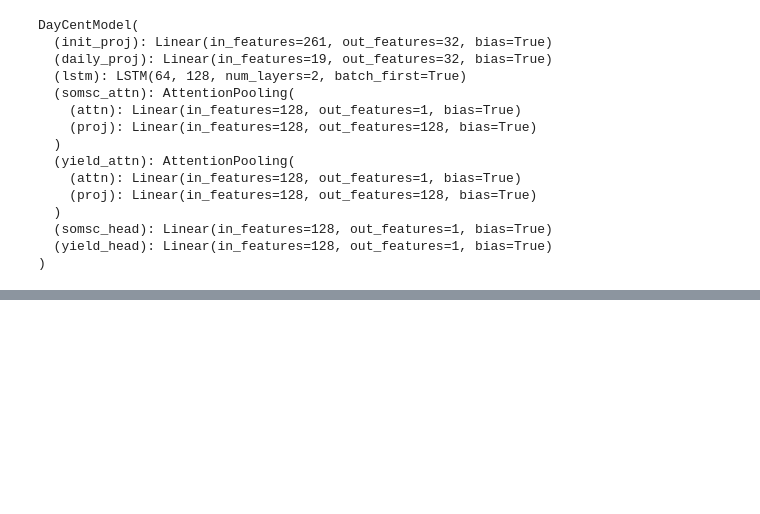
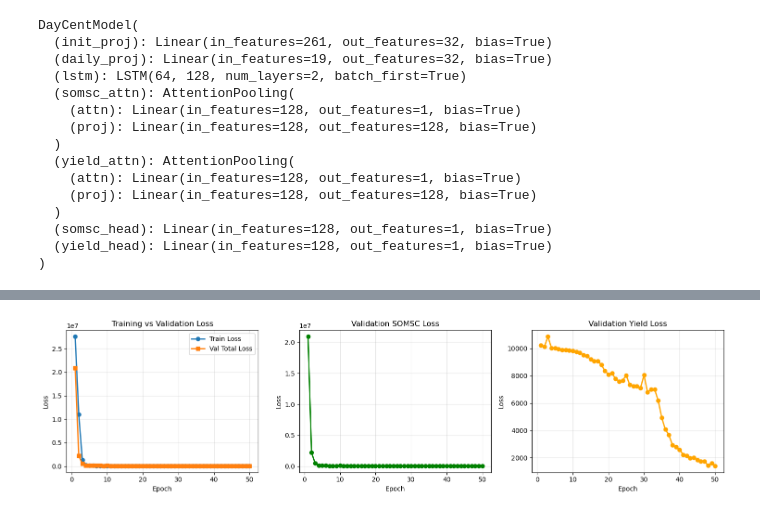
Before and after one commit to dwij2212/kgml-daycent, a Jupyter notebook: lib/train.ipynb, the cells around one changed output, grey strips where cells are left out. Drawn from its saved outputs; the diff is of its cells as text; code cells hidden in the pictures; blank space fills up the shorter version.

```diff
--- a/lib/train.ipynb
+++ b/lib/train.ipynb
@@ -32,8 +37,8 @@ torch.manual_seed(RND_SEED)
 # %% [output]
 <torch._C.Generator at 0x...>
 # %%
-INPUT_NPY = "/users/6/mehta423/daycent/data/processed/daycent_inputs.npy"
-OUTPUT_NPY = "/users/6/mehta423/daycent/data/processed/daycent_outputs.npy"
+INPUT_NPY = "/users/6/mehta423/daycent/data/processed/daycent_10_inputs.npy"
+OUTPUT_NPY = "/users/6/mehta423/daycent/data/processed/daycent_10_outputs.npy"
 INIT_COND = "/users/6/mehta423/daycent/data/SAS_KGML_090925/InputData/initial_site_conditions.xlsx"
 # %%
 def month_day_ranges():
@@ -50,7 +55,7 @@ class DayCentDataset(Dataset):
     def __init__(self, input_npy_path, output_npy_path, init_cond_path, apply_scaling=True, year_emb_dim=16):
         data_dict = np.load(input_npy_path, allow_pickle=True).item()
         self.data = data_dict["data"]        # (N, 365, #features)
-        self.mapping = data_dict["mapping"]  # (N, 2) => (point_id, year)
+        self.mapping = data_dict["mapping"]  # (N, 3) => (scenario, point_id, year)
         self.columns = list(data_dict["columns"])
 
         self.init_conditions = self._load_initial_conditions(init_cond_path)
@@ -98,7 +103,7 @@ class DayCentDataset(Dataset):
 
     def __getitem__(self, idx):
         seq = self.data[idx].copy()
-        pid, year = self.mapping[idx]
+        sid, year, pid = self.mapping[idx]
 
          # ---- harvest mask ----
         harvest_idx = np.where(seq[:, self.columns.index("harvest_grain")] == 1)[0]
@@ -394,9 +398,18 @@ def evaluate(model, loader, device):
         return float('nan'), float('nan')
     return total_somsc_loss / total_samples, total_yield_loss / total_samples
 # %%
+import matplotlib.pyplot as plt
+
 # ----------------------
-# Training loop
+# Training loop with loss tracking
 # ----------------------
+
+# Initialize loss tracking lists
+train_losses = []
+val_somsc_losses = []
+val_yield_losses = []
+val_total_losses = []
+
 for epoch in range(EPOCHS):
     model.train()
     total_loss = 0.0
@@ -419,20 +432,64 @@ for epoch in range(EPOCHS):
         yield_mask = batch["yield_mask"]           # (B,)
         yield_loss = ((out["yield_pred"] - yield_target)**2 * yield_mask).sum() / yield_mask.sum()
 
-        print(f"SOMSC Loss: {somsc_loss.item():.4f}, Yield Loss: {yield_loss.item():.4f}")
-
         # --- total loss ---
-        loss = somsc_loss + yield_loss
+        alpha = 1e-2  # weight for SOMSC loss
+        beta = 1.0   # weight for Yield loss
+        loss = alpha*somsc_loss + beta*yield_loss
         loss.backward()
         optimizer.step()
 
         total_loss += loss.item() * batch["sequence"].size(0)
 
     total_loss /= len(dataset)
+    train_losses.append(total_loss)
+
     print(f"Epoch {epoch+1}/{EPOCHS} - Loss: {total_loss:.4f}")
-    somsc_loss, yield_loss = evaluate(model, val_loader, DEVICE)
-    print(f"  Val SOMSC Loss: {somsc_loss:.4f}, Yield Loss: {yield_loss:.4f}")
+    somsc_loss_val, yield_loss_val = evaluate(model, val_loader, DEVICE)
+    print(f"  Val SOMSC Loss: {somsc_loss_val:.4f}, Yield Loss: {yield_loss_val:.4f}")
+
+    # Track validation losses
+    val_somsc_losses.append(somsc_loss_val)
+    val_yield_losses.append(yield_loss_val)
+    val_total_losses.append(somsc_loss_val + yield_loss_val)
 
     # Optional scheduler step
     scheduler.step(total_loss)
+
+# ----------------------
+# Plot losses
+# ----------------------
+fig, axes = plt.subplots(1, 3, figsize=(15, 4))
+
+# Plot 1: Training vs Total Validation Loss
+axes[0].plot(range(1, EPOCHS+1), train_losses, marker='o', label='Train Loss', linewidth=2)
+axes[0].plot(range(1, EPOCHS+1), val_total_losses, marker='s', label='Val Total Loss', linewidth=2)
+axes[0].set_xlabel('Epoch')
+axes[0].set_ylabel('Loss')
+axes[0].set_title('Training vs Validation Loss')
+axes[0].legend()
+axes[0].grid(True, alpha=0.3)
+
+# Plot 2: Validation SOMSC Loss
+axes[1].plot(range(1, EPOCHS+1), val_somsc_losses, marker='o', color='green', linewidth=2)
+axes[1].set_xlabel('Epoch')
+axes[1].set_ylabel('Loss')
+axes[1].set_title('Validation SOMSC Loss')
+axes[1].grid(True, alpha=0.3)
+
+# Plot 3: Validation Yield Loss
+axes[2].plot(range(1, EPOCHS+1), val_yield_losses, marker='o', color='orange', linewidth=2)
+axes[2].set_xlabel('Epoch')
+axes[2].set_ylabel('Loss')
+axes[2].set_title('Validation Yield Loss')
+axes[2].grid(True, alpha=0.3)
+
+plt.tight_layout()
+plt.savefig('training_losses.png', dpi=150, bbox_inches='tight')
+plt.show()
+
+print("\nFinal Results:")
+print(f"Best Validation Total Loss: {min(val_total_losses):.4f} at epoch {val_total_losses.index(min(val_total_losses))+1}")
+print(f"Best Validation SOMSC Loss: {min(val_somsc_losses):.4f} at epoch {val_somsc_losses.index(min(val_somsc_losses))+1}")
+print(f"Best Validation Yield Loss: {min(val_yield_losses):.4f} at epoch {val_yield_losses.index(min(val_yield_losses))+1}")
 # %% [output]
@@ -439,0 +513 @@ SOMSC Loss: 16363.6631, Yield Loss: 1581.6591
+[figure, added]
```
Also changed, not shown: parts of 9 cells of this notebook, 22 other files.
